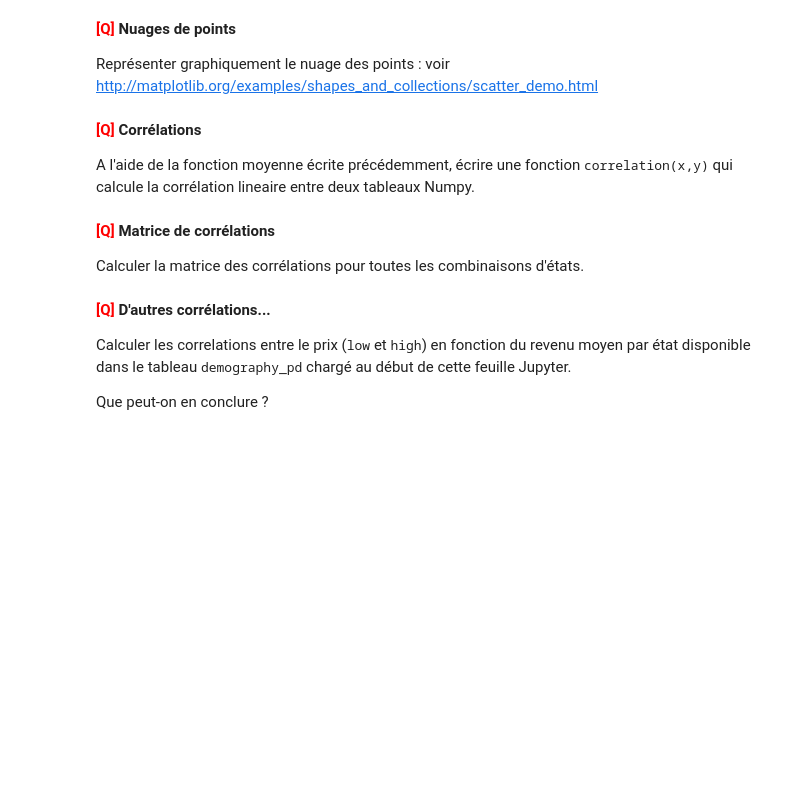
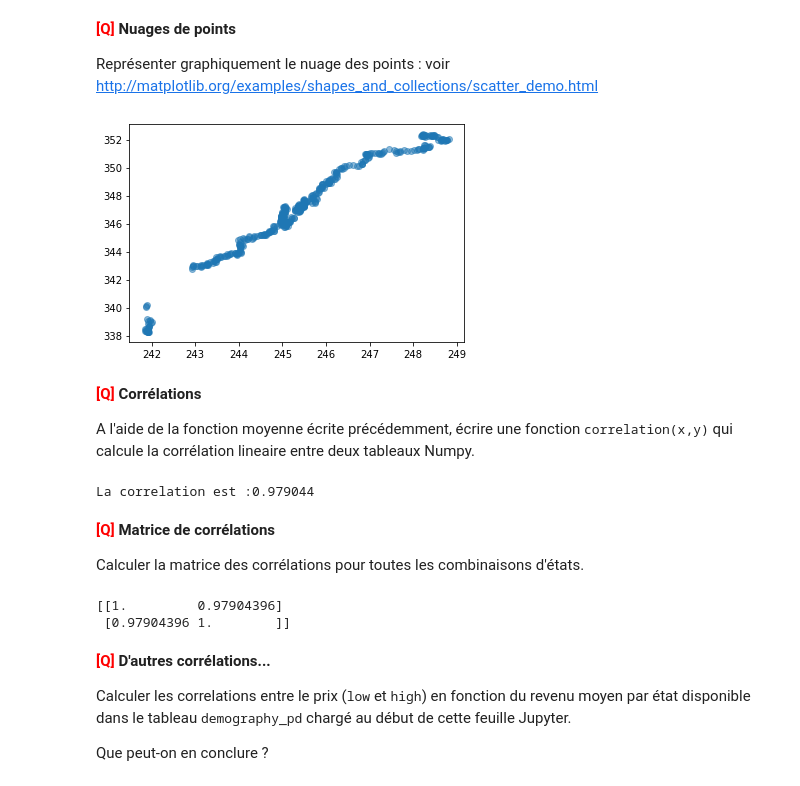
Before and after one commit to baris221/LU3IN026_TME, a Jupyter notebook: TME1/tme-01-Kaftancioglu-Tawbi.ipynb, the cells around one changed output. Drawn from its saved outputs; the diff is of its cells as text; code cells hidden in the pictures; blank space fills up the shorter version.

```diff
--- a/TME1/tme-01-Kaftancioglu-Tawbi.ipynb
+++ b/TME1/tme-01-Kaftancioglu-Tawbi.ipynb
@@ -805,6 +805,12 @@ prix_ca_ny.head()
 
 
 Représenter graphiquement le nuage des points : voir <http://matplotlib.org/examples/shapes_and_collections/scatter_demo.html>
+# %%
+type(prix_ca_ny["HighQ_x"])
+plt.scatter(prix_ca_ny["HighQ_x"],prix_ca_ny["HighQ_y"],alpha=0.5)
+plt.show()
+# %% [output]
+[figure, added]
 # %% [markdown]
 <font color="RED" size="+1">**[Q]**</font> **Corrélations**
 
@@ -812,11 +837,18 @@ A l'aide de la fonction moyenne écrite précédemment, écrire une fonction <tt
 # %%
 # Appliquer votre fonction avec l'instruction suivante:
 
-# print("La correlation est :%f"%correlation(prix_ca_ny["HighQ_x"].values,prix_ca_ny["HighQ_y"].values))
+print("La correlation est :%f"%correlation(prix_ca_ny["HighQ_x"].values,prix_ca_ny["HighQ_y"].values))
+# %% [output]
+La correlation est :0.979044
 # %% [markdown]
 <font color="RED" size="+1">**[Q]**</font> **Matrice de corrélations**
 
 Calculer la matrice des corrélations pour toutes les combinaisons d'états.
+# %%
+print(np.corrcoef(prix_ca_ny["HighQ_x"].values,prix_ca_ny["HighQ_y"].values))
+# %% [output]
+[[1.         0.97904396]
+ [0.97904396 1.        ]]
 # %% [markdown]
 <font color="RED" size="+1">**[Q]**</font> **D'autres corrélations...**
 
```
Also changed, not shown: parts of 2 cells of this notebook.
